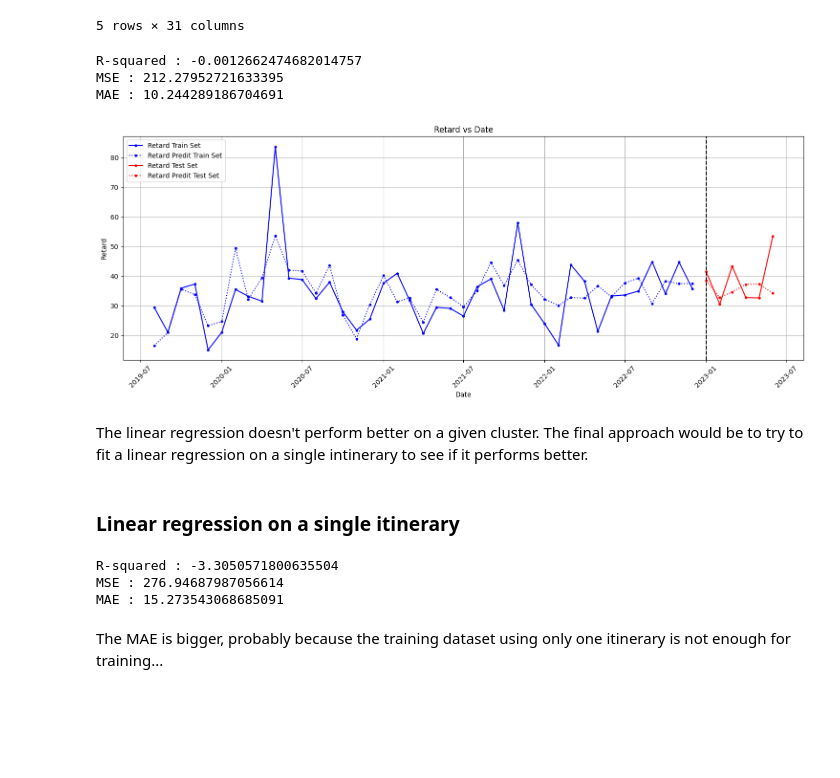
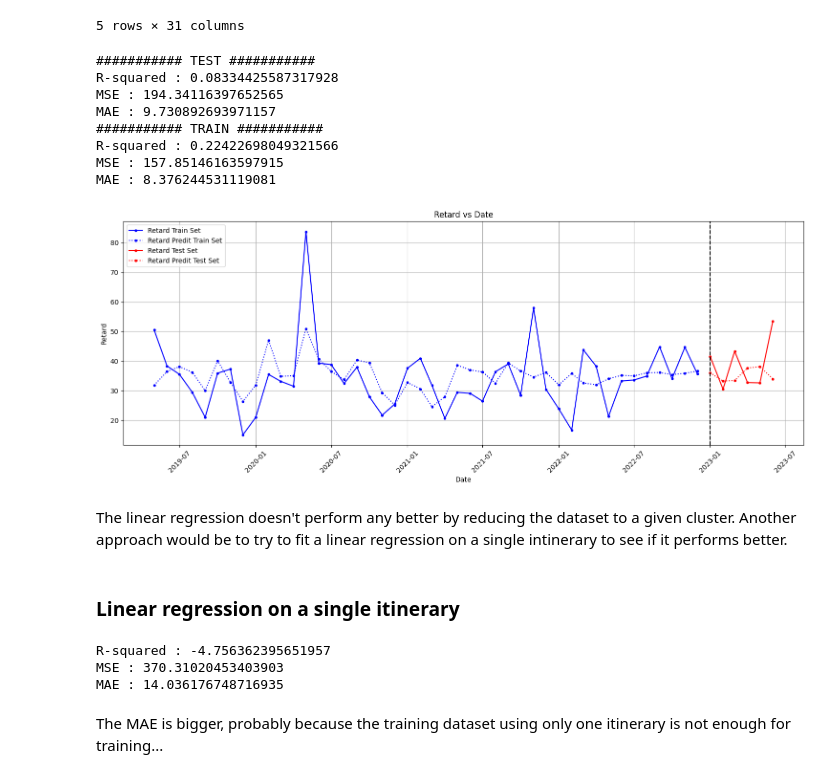
Before and after one commit to DanielRodriguezCiotti/projet-ML-CS, a Jupyter notebook: notebooks/time_series.ipynb, the cells around one changed output. Saved outputs shown, nothing was run; the diff lists cells and outputs as text; code cells hidden in the pictures; blank space fills up the shorter version.

```diff
--- a/notebooks/time_series.ipynb
+++ b/notebooks/time_series.ipynb
@@ -478,3 +517,5 @@ std_duration_test = (test_df["gare_depart"]+test_df["gare_arrivee"]).map(standar
+# %%
+train_df,test_df,X_train,X_test,y_train,y_test,std_duration_train,std_duration_test = split_data(filtered_data_cluster_0,features_list,"retard_moyen_arrivee_norm")
 # %%
 linear_regressor = LinearRegression()
 linear_regressor.fit(X_train,y_train)
@@ -484,11 +525,24 @@ y_pred_test = linear_regressor.predict(X_test)
 
 y_pred_train = y_pred_train * std_duration_train
 y_pred_test = y_pred_test * std_duration_test
+y_test_ = y_test* std_duration_test
+y_train_ = y_train * std_duration_train
 
-print("R-squared :", r2_score(y_test* std_duration_test,y_pred_test))
-print("MSE :", mean_squared_error(y_test* std_duration_test,y_pred_test))
-print("MAE :", mean_absolute_error(y_test* std_duration_test,y_pred_test))
+print("########### TEST ###########")
+print("R-squared :", r2_score(y_test_,y_pred_test))
+print("MSE :", mean_squared_error(y_test_,y_pred_test))
+print("MAE :", mean_absolute_error(y_test_,y_pred_test))
+
+print("########### TRAIN ###########")
+print("R-squared :", r2_score(y_train_,y_pred_train))
+print("MSE :", mean_squared_error(y_train_,y_pred_train))
+print("MAE :", mean_absolute_error(y_train_,y_pred_train))
 # %% [output]
-R-squared : -0.0012662474682014757
-MSE : 212.27952721633395
-MAE : 10.244289186704691
+########### TEST ###########
+R-squared : 0.08334425587317928
+MSE : 194.34116397652565
+MAE : 9.730892693971157
+########### TRAIN ###########
+R-squared : 0.22422698049321566
+MSE : 157.85146163597915
+MAE : 8.376244531119081
@@ -503,25 +549,8 @@ v_data_test["retard_moyen_arrivee_predit"] = list(y_pred_test)
-# %%
-itinerary_to_visualize = ("GRENOBLE","PARIS LYON")
-v_data_train = v_data_train[(v_data_train["gare_depart"]==itinerary_to_visualize[0])*(v_data_train["gare_arrivee"]==itinerary_to_visualize[1])].copy()
-v_data_test = v_data_test[(v_data_test["gare_depart"]==itinerary_to_visualize[0])*(v_data_test["gare_arrivee"]==itinerary_to_visualize[1])].copy()
-
-plt.figure(figsize=(15, 6))
-plt.plot(v_data_train['date'], v_data_train["retard_moyen_arrivee"], marker='.', color='b', linestyle='-', label='Retard Train Set')
-plt.plot(v_data_train['date'], v_data_train["retard_moyen_arrivee_predit"], marker='.', color='b', linestyle=':', label='Retard Predit Train Set')
-plt.plot(v_data_test['date'], v_data_test["retard_moyen_arrivee"], marker='.', color='r', linestyle='-', label='Retard Test Set')
-plt.plot(v_data_test['date'], v_data_test["retard_moyen_arrivee_predit"], marker='.', color='r', linestyle=':', label='Retard Predit Test Set')
-plt.axvline(pd.to_datetime('2023-01-01'), color='black', ls='--')
-plt.title('Retard vs Date')
-plt.xlabel('Date')
-plt.ylabel('Retard')
-plt.legend()
-plt.grid(True)
-plt.xticks(rotation=45)
-plt.tight_layout()
-plt.show()
-# %% [output]
-[figure, removed]
+# %%
+visualize_itinerary("GRENOBLE","PARIS LYON",train_df,test_df,y_train_,y_pred_train,y_test_,y_pred_test)
+# %% [output]
+[figure, added]
 # %% [markdown]
-The linear regression doesn't perform better on a given cluster. The final approach would be to try to fit a linear regression on a single intinerary to see if it performs better.
+The linear regression doesn't perform any better by reducing the dataset to a given cluster. Another approach would be to try to fit a linear regression on a single intinerary to see if it performs better.
 # %% [markdown]
 ### Linear regression on a single itinerary
@@ -546,13 +566,15 @@ y_pred_test = linear_regressor.predict(X_test)
 
 y_pred_train = y_pred_train * std_duration_train
 y_pred_test = y_pred_test * std_duration_test
+y_test_ = y_test* std_duration_test
+y_train_ = y_train * std_duration_train
 
-print("R-squared :", r2_score(y_test* std_duration_test,y_pred_test))
-print("MSE :", mean_squared_error(y_test* std_duration_test,y_pred_test))
-print("MAE :", mean_absolute_error(y_test* std_duration_test,y_pred_test))
+print("R-squared :", r2_score(y_test_,y_pred_test))
+print("MSE :", mean_squared_error(y_test_,y_pred_test))
+print("MAE :", mean_absolute_error(y_test_,y_pred_test))
 # %% [output]
-R-squared : -3.3050571800635504
-MSE : 276.94687987056614
-MAE : 15.273543068685091
+R-squared : -4.756362395651957
+MSE : 370.31020453403903
+MAE : 14.036176748716935
 # %% [markdown]
 The MAE is bigger, probably because the training dataset using only one itinerary is not enough for training...
```
Also changed, not shown: parts of 37 cells of this notebook, 1 other file.
